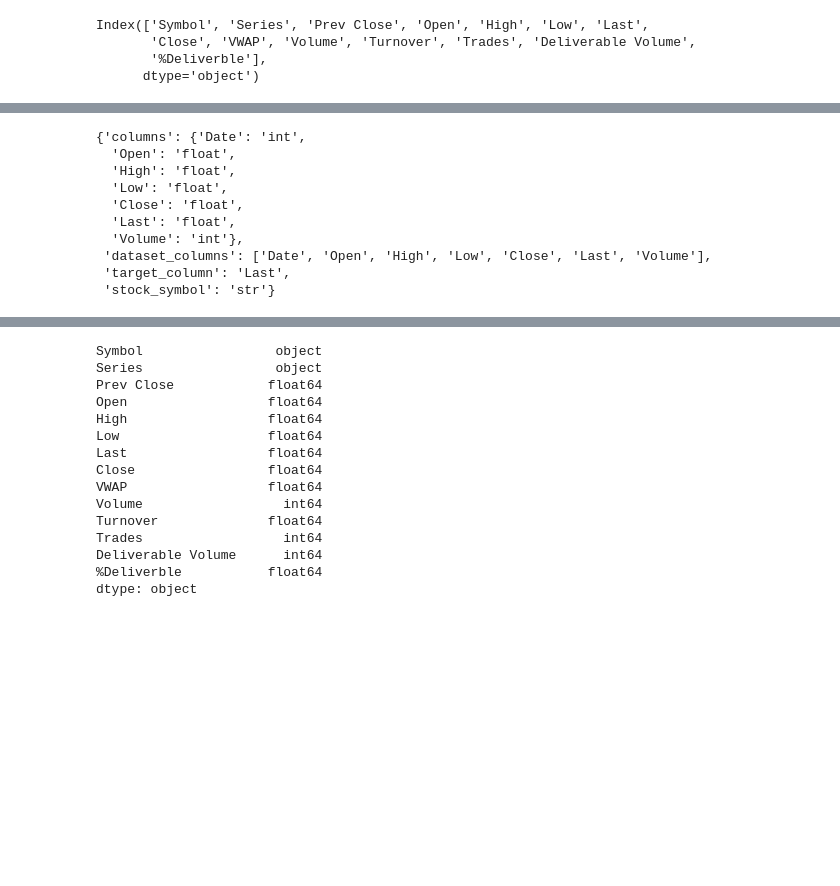
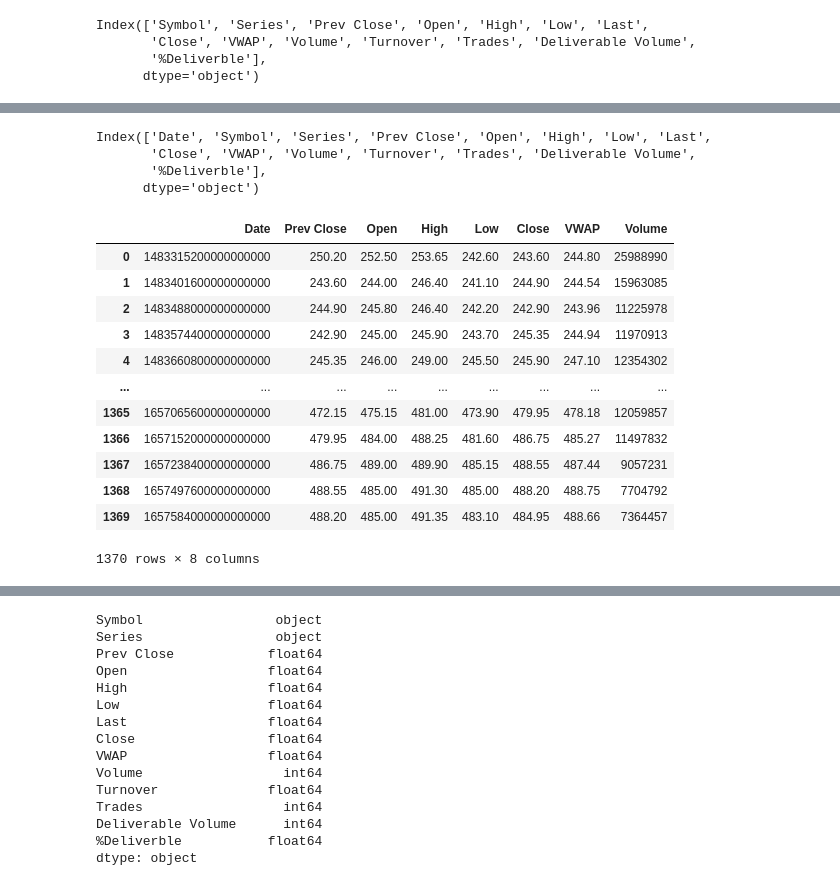
Before and after one commit to ArunKhare/investment_prediction, a Jupyter notebook: notebook/EDA.ipynb, the cells around one changed output, grey strips where cells are left out. Saved outputs shown, nothing was run; the diff lists cells and outputs as text; code cells hidden in the pictures; blank space fills up the shorter version.

```diff
--- a/notebook/EDA.ipynb
+++ b/notebook/EDA.ipynb
@@ -14,3 +14,5 @@ Index(['Symbol', 'Series', 'Prev Close', 'Open', 'High', 'Low', 'Last',
        'Close', 'VWAP', 'Volume', 'Turnover', 'Trades', 'Deliverable Volume',
        '%Deliverble'],
       dtype='object')
+# %%
+file_path= r"C:\Users\arunk\OneDrive\Documents\GitHub\investment_prediction\stock\artifact\data_ingestion\2022-07-26-16-18-27\raw_data\SBIN"
@@ -17,28 +45,39 @@ Index(['Symbol', 'Series', 'Prev Close', 'Open', 'High', 'Low', 'Last',
 # %%
 
 import pandas as pd
 from stock.util.util import read_yaml_file
 
-from stock.constant import SELECTED_SCHEMA_COLUMNS_KEY
+from stock.constant import DATASET_SCHEMA_COLUMNS_KEY
+stock_data_copy = pd.read_csv(file_path)
+
 stock_data_copy["Date"] = pd.to_datetime(stock_data_copy['Date'])
 stock_data_copy['Date'] = pd.to_numeric(stock_data_copy["Date"])
-# filtered_stock_df = stock_data_copy.drop(columns=['Symbol', 'Series', 'Prev Close','VWAP','Turnover', 'Trades', 'Deliverable Volume',
-#        '%Deliverble'],axis=1)
-data_schema= read_yaml_file(file_path= r"C:\Users\Lenovo\Investment Predictions-ML\Config\schema.yaml")
-data_columns = data_schema[SELECTED_SCHEMA_COLUMNS_KEY]
-filtered_stock_df = stock_data_copy[data_columns]
 
+
+filtered_stock_df =stock_data_copy.filter(['Date', 'Close', 'Prev Close','Open','High','Low', 'Last', 'VWap', 'Volume', 'Turnover', 'Trades'])
+
+
+filtered_stock_df.rename(columns = {'Prev Close':'Prev_Close'}, inplace = True)
 filtered_stock_df.dtypes
-filtered_stock_df.head()
-data_schema
+filtered_stock_df.index
+print(stock_data_copy.columns)
+filtered_stock_df = stock_data_copy.drop(['Symbol', 'Series', 'Last','Turnover', 'Trades', 'Deliverable Volume','%Deliverble'],axis=1)
+filtered_stock_df
 # %% [output]
-{'columns': {'Date': 'int',
-  'Open': 'float',
-  'High': 'float',
-  'Low': 'float',
-  'Close': 'float',
-  'Last': 'float',
-  'Volume': 'int'},
- 'dataset_columns': ['Date', 'Open', 'High', 'Low', 'Close', 'Last', 'Volume'],
- 'target_column': 'Last',
- 'stock_symbol': 'str'}
+Index(['Date', 'Symbol', 'Series', 'Prev Close', 'Open', 'High', 'Low', 'Last',
+       'Close', 'VWAP', 'Volume', 'Turnover', 'Trades', 'Deliverable Volume',
+       '%Deliverble'],
+      dtype='object')
+|  | Date | Prev Close | Open | High | Low | Close | VWAP | Volume |
+| 0 | 1483315200000000000 | 250.20 | 252.50 | 253.65 | 242.60 | 243.60 | 244.80 | 25988990 |
+| 1 | 1483401600000000000 | 243.60 | 244.00 | 246.40 | 241.10 | 244.90 | 244.54 | 15963085 |
+| 2 | 1483488000000000000 | 244.90 | 245.80 | 246.40 | 242.20 | 242.90 | 243.96 | 11225978 |
+| 3 | 1483574400000000000 | 242.90 | 245.00 | 245.90 | 243.70 | 245.35 | 244.94 | 11970913 |
+| 4 | 1483660800000000000 | 245.35 | 246.00 | 249.00 | 245.50 | 245.90 | 247.10 | 12354302 |
+| ... | ... | ... | ... | ... | ... | ... | ... | ... |
+| 1365 | 1657065600000000000 | 472.15 | 475.15 | 481.00 | 473.90 | 479.95 | 478.18 | 12059857 |
+| 1366 | 1657152000000000000 | 479.95 | 484.00 | 488.25 | 481.60 | 486.75 | 485.27 | 11497832 |
+| 1367 | 1657238400000000000 | 486.75 | 489.00 | 489.90 | 485.15 | 488.55 | 487.44 | 9057231 |
+| 1368 | 1657497600000000000 | 488.55 | 485.00 | 491.30 | 485.00 | 488.20 | 488.75 | 7704792 |
+| 1369 | 1657584000000000000 | 488.20 | 485.00 | 491.35 | 483.10 | 484.95 | 488.66 | 7364457 |
+1370 rows × 8 columns
```
Also changed, not shown: parts of 5 cells of this notebook, 52 other files.
